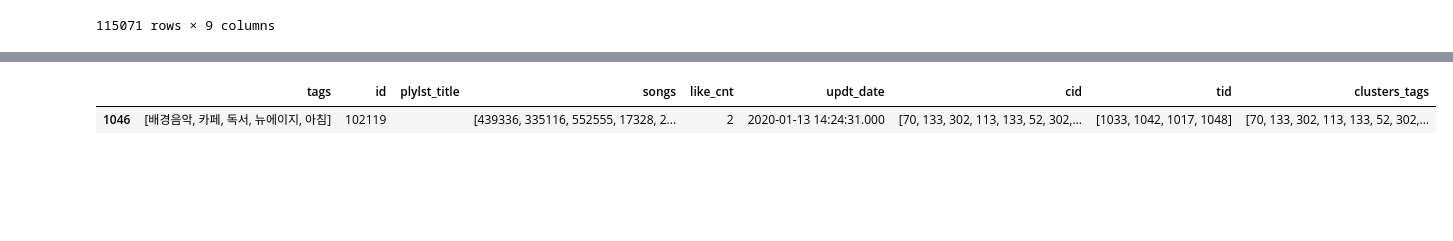
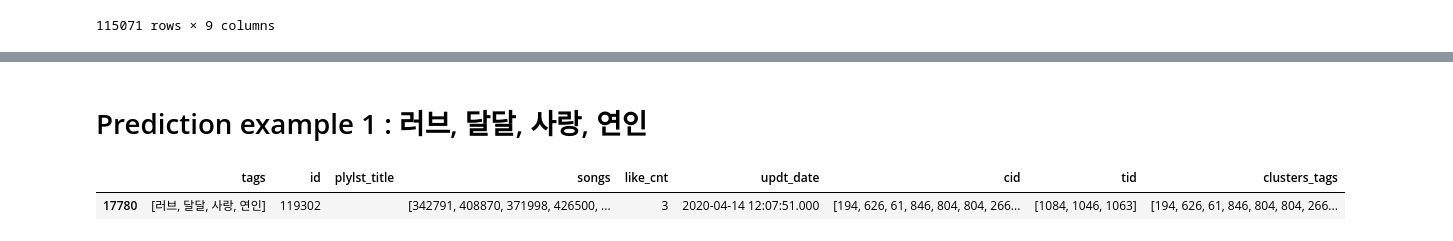
Before and after one commit to haeuuu/Alternating-LeastSquares-for-Playlist-Continuation, a Jupyter notebook: pred_validation.ipynb, the cells around one changed output, grey strips where cells are left out. Saved outputs shown, nothing was run; the diff lists cells and outputs as text; code cells hidden in the pictures; blank space fills up the shorter version.

```diff
--- a/pred_validation.ipynb
+++ b/pred_validation.ipynb
@@ -127,32 +128,23 @@ val.iloc[sorted_idx].tail(50)
+# %% [markdown]
+# Prediction example 1 : 러브, 달달, 사랑, 연인
 # %%
-############# 1. SVD 행렬을 행 별로 normalize 시킨다.
-
-n_values = n_clusters + n_tags
-org = user_matrix.dot(item_matrix.T) # org_matrix
-norm = np.linalg.norm(org,axis=1).reshape(-1,1)
-SVD_mat_scaled = org/norm
-
-
-# 결과를 확인하고 싶은 index 지정
-# idx = 8086
-idx = 1046 # 배경음악, 카페, 독서, 뉴에이지 등
-# idx = 7702
+idx = 17780
 target = val.iloc[idx]
 
 # extract clusters/tags
 values = [train_obj.to_inner_iid(str(i)) for i in val.iloc[idx].clusters_tags]
 
 # convert to one-hot vector
 s = np.eye(n_values)[values].sum(axis=0)
 
 # calcuate similarity
 sim = SVD_mat_scaled.dot(s)
 most_similar_ply = sim.argmax() # the most similar plylst
 
 display(val.iloc[[idx]])
 # %% [output]
 |  | tags | id | plylst_title | songs | like_cnt | updt_date | cid | tid | clusters_tags |
-| 1046 | [배경음악, 카페, 독서, 뉴에이지, 아침] | 102119 |  | [439336, 335116, 552555, 17328, 2... | 2 | 2020-01-13 14:24:31.000 | [70, 133, 302, 113, 133, 52, 302,... | [1033, 1042, 1017, 1048] | [70, 133, 302, 113, 133, 52, 302,... |
+| 17780 | [러브, 달달, 사랑, 연인] | 119302 |  | [342791, 408870, 371998, 426500, ... | 3 | 2020-04-14 12:07:51.000 | [194, 626, 61, 846, 804, 804, 266... | [1084, 1046, 1063] | [194, 626, 61, 846, 804, 804, 266... |
 # %%
 # 위에서 추출한 가장 유사한 plylst 의 실제 값 확인해보기
 tr.query(f'id=={train_obj.to_raw_uid(most_similar_ply)}')
```
Also changed, not shown: parts of 32 cells of this notebook.
